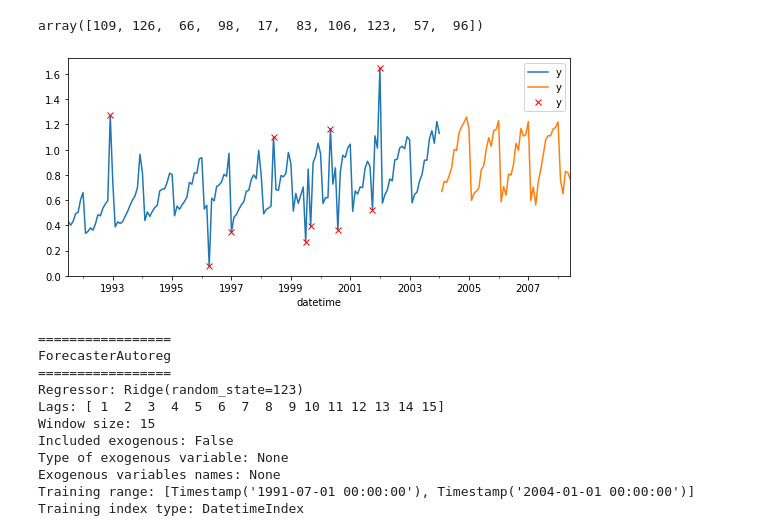
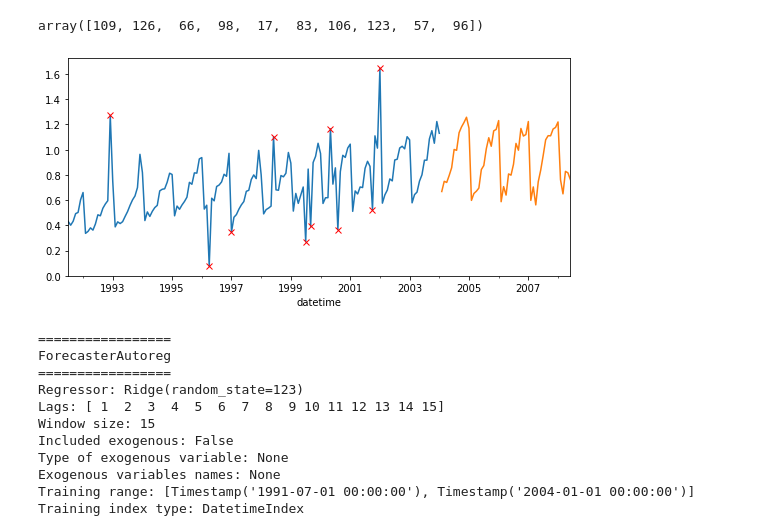
Before and after one commit to JavierEscobarOrtiz/Workingon, a Jupyter notebook: skforecast_robust_regressor.ipynb, the cells around one changed output. Cells and saved outputs as stored; diff of their text form; code cells hidden in the pictures.

```diff
--- a/skforecast_robust_regressor.ipynb
+++ b/skforecast_robust_regressor.ipynb
@@ -23,7 +23,7 @@ data = pd.read_csv(url, sep=',', header=0, names=['y', 'datetime'])
 data['datetime'] = pd.to_datetime(data['datetime'], format='%Y/%m/%d')
 data = data.set_index('datetime')
 data = data.asfreq('MS')
-data = data[['y']]
+data = data['y']
 data = data.sort_index()
 
 # Train-validation dates
@@ -38,6 +38,7 @@ print(f"Validation dates : {data.loc[end_train:].index.min()} --- {data.index.ma
 fig, ax=plt.subplots(figsize=(9, 4))
 data.loc[:end_train].plot(ax=ax, label='train')
 data.loc[end_train:].plot(ax=ax, label='validation')
+ax.legend()
 plt.show();
 # %% [output]
 Train dates      : 1991-07-01 00:00:00 --- 2004-01-01 00:00:00  (n=151)
@@ -52,17 +53,17 @@ idx_random
 # %% [output]
 array([109, 126,  66,  98,  17,  83, 106, 123,  57,  96])
 # %%
-data.iloc[idx_random, 0] = [x+np.random.choice([0.5, -0.5]) for x in data.iloc[idx_random, 0]]
+data.iloc[idx_random, ] = [x+np.random.choice([0.5, -0.5]) for x in data.iloc[idx_random, ]]
 
 # Plot
 # ==============================================================================
 fig, ax=plt.subplots(figsize=(9, 4))
 data.loc[:end_train].plot(ax=ax)
 data.loc[end_train:].plot(ax=ax)
 data.iloc[idx_random].plot(ax=ax, c='red', style='x')
 plt.show();
 # %% [output]
-[figure, old version]
+[figure, new version]
 # %%
 # huber
 # %%
```
Also changed, not shown: parts of 17 cells of this notebook.
